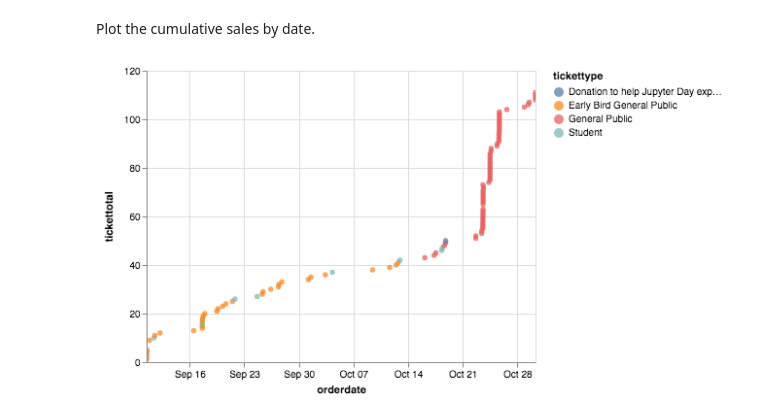
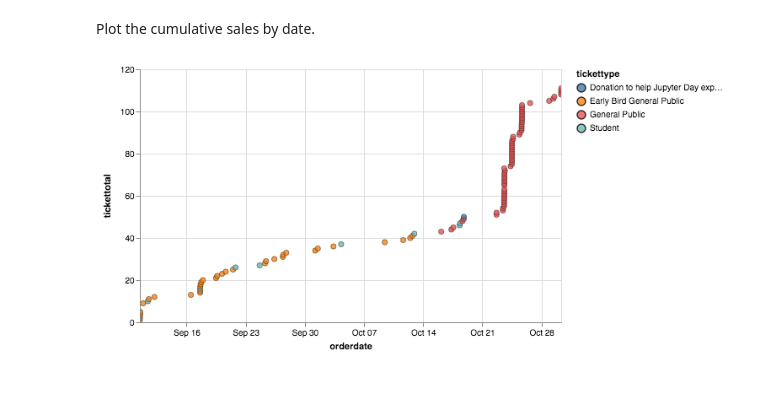
Before and after one commit to parente/jupyterday2018, a Jupyter notebook: order-plot.ipynb, the cells around one changed output. Drawn from its saved outputs; the diff is of its cells as text; code cells hidden in the pictures; blank space fills up the shorter version.

Commit message:
Tooltips and prettythings

```diff
--- a/order-plot.ipynb
+++ b/order-plot.ipynb
@@ -19,16 +19,20 @@ df.head()
 # %% [markdown]
 Plot the cumulative sales by date.
 # %%
-ch = alt.Chart(df).mark_circle()
+ch = alt.Chart(df, width=500).mark_circle(size=40, opacity=0.8, stroke='black', strokeWidth=0.5)
 ch = ch.transform_window(
     tickettotal='sum(quantity)'
 )
 ch = ch.encode(
-    alt.X('orderdate:T'),
-    alt.Y('tickettotal:Q'),
-    alt.Color('tickettype:N'),
+    x='orderdate:T',
+    y='tickettotal:Q',
+    color='tickettype:N',
+    tooltip=[
+        alt.Tooltip('orderdate:T', format='%A, %B %e %H:%M:%S'),
+        'quantity',
+        'tickettype'
+    ]
 )
-
 ch.interactive()
 # %% [output]
-[figure, old version]
+[figure, new version]
```
Also changed, not shown: 1 other file.
